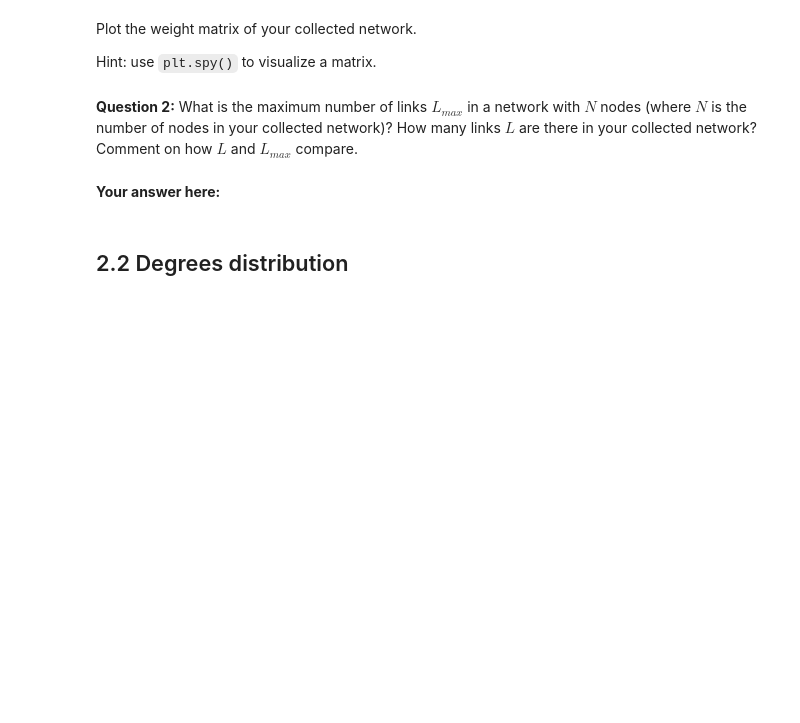
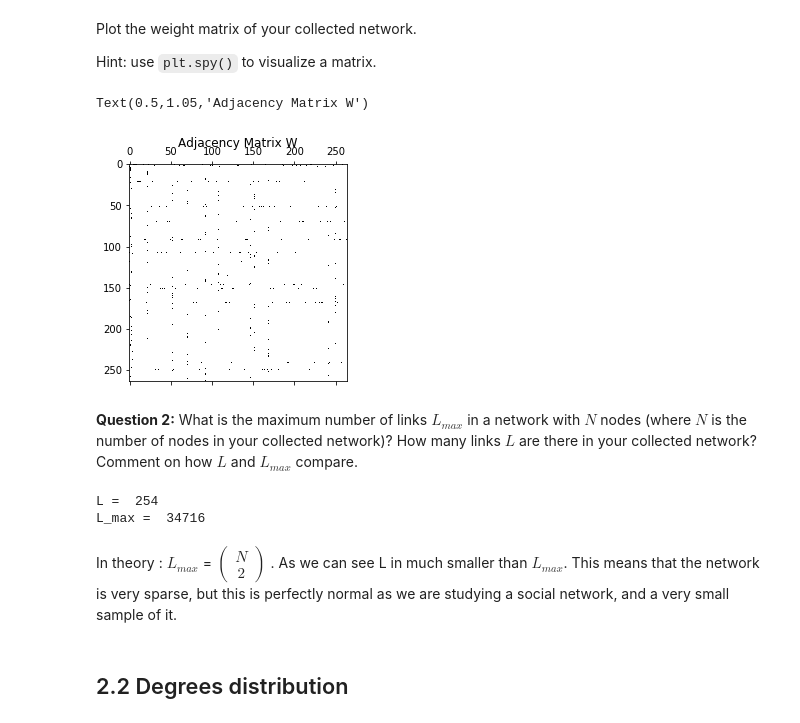
Before and after one commit to adrianlwn/ntds_2017, a Jupyter notebook: assignments/01_network_properties.ipynb, the cells around one changed output. Saved outputs shown, nothing was run; the diff lists cells and outputs as text; code cells hidden in the pictures; blank space fills up the shorter version.

```diff
--- a/assignments/01_network_properties.ipynb
+++ b/assignments/01_network_properties.ipynb
@@ -146,13 +294,25 @@ Plot the weight matrix of your collected network.
 
 Hint: use `plt.spy()` to visualize a matrix.
 # %%
-# your code here
+plt.spy(W)
 plt.title('Adjacency Matrix W')
+# %% [output]
+Text(0.5,1.05,'Adjacency Matrix W')
+[figure, added]
 # %% [markdown]
 **Question 2:**
 What is the maximum number of links $L_{max}$ in a network with $N$ nodes (where $N$ is the number of nodes in your collected network)? How many links $L$ are there in your collected network? Comment on how $L$ and $L_{max}$ compare.
-# %% [markdown]
-**Your answer here:**
+# %%
+L = int(sum(sum(W))/2)
+L_max = int(N*(N-1)/2)
+
+print("L = ", L)
+print("L_max = ", L_max)
+# %% [output]
+L =  254
+L_max =  34716
+# %% [markdown]
+In theory : $L_{max}$ = $\left( \begin{matrix} N \\ 2 \end{matrix} \right)$ . As we can see L in much smaller than $L_{max}$. This means that the network is very sparse, but this is perfectly normal as we are studying a social network, and a very small sample of it.
 # %% [markdown]
 ## 2.2 Degrees distribution
 # %% [markdown]
```
Also changed, not shown: parts of 36 cells of this notebook.
